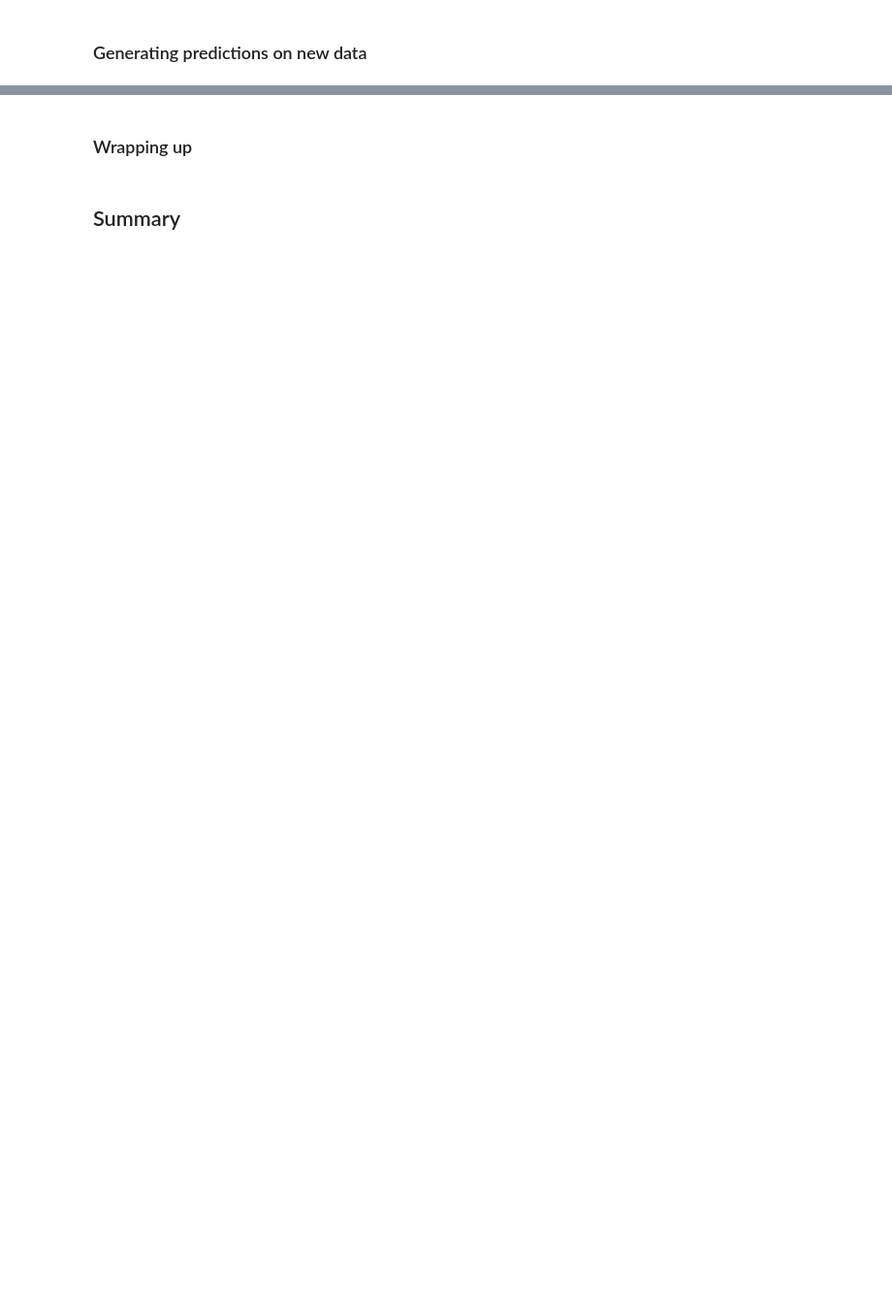
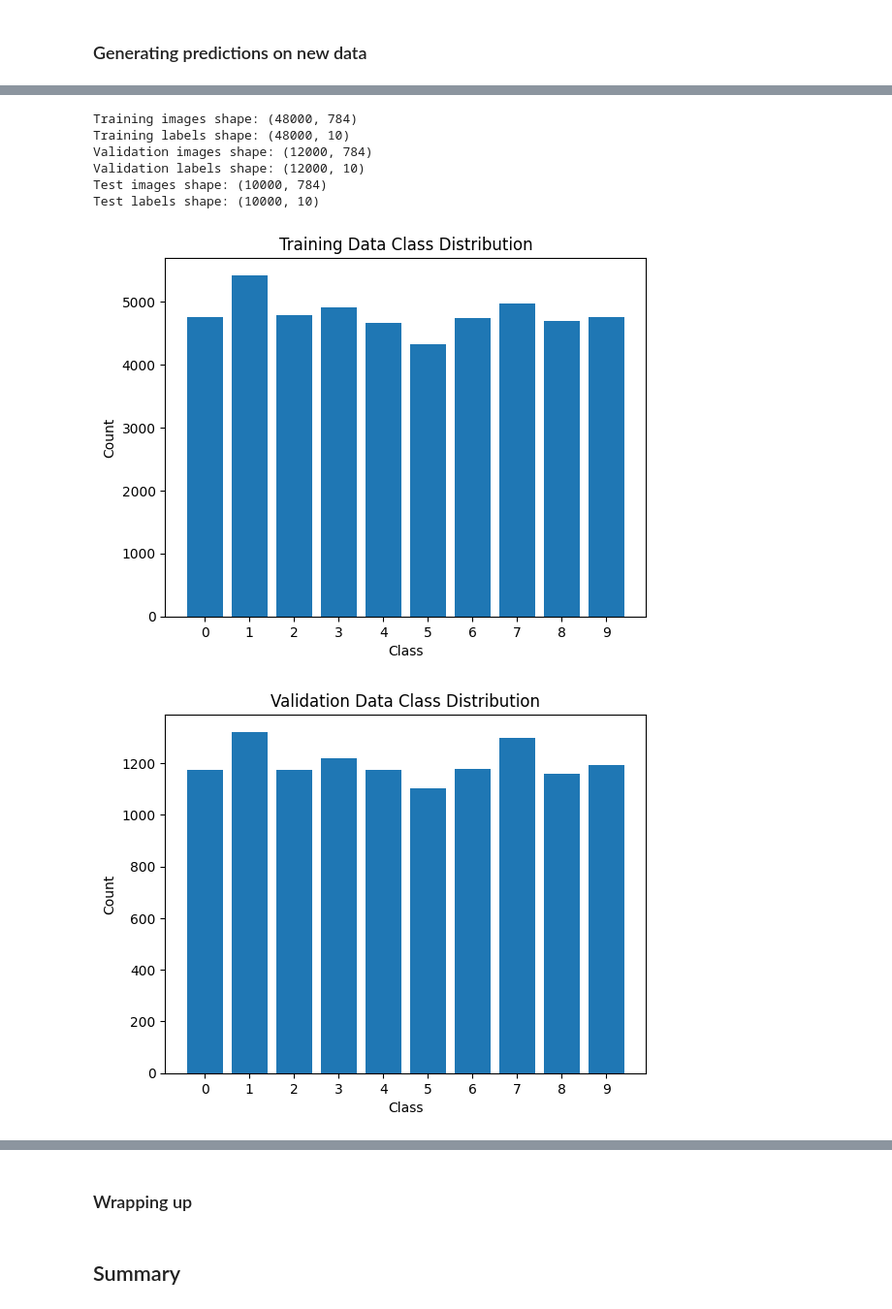
Before and after one commit to sheikh495/MachineLearning, a Jupyter notebook: M6_Book_Examples_fchollet_deep_learning.ipynb, the cells around one changed output, grey strips where cells are left out. Shown at 97% size. Saved outputs shown, nothing was run; the diff lists cells and outputs as text; code cells hidden in the pictures; blank space fills up the shorter version.

```diff
--- a/M6_Book_Examples_fchollet_deep_learning.ipynb
+++ b/M6_Book_Examples_fchollet_deep_learning.ipynb
@@ -667,0 +913,70 @@ array([7.7030783], dtype=float32)
+# %%
+import numpy as np
+from sklearn.model_selection import train_test_split
+from tensorflow.keras.datasets import mnist
+
+# Load MNIST dataset
+(train_images, train_labels), (test_images, test_labels) = mnist.load_data()
+
+# Preprocess the data
+train_images = train_images.reshape((60000, 28 * 28)).astype("float32") / 255
+test_images = test_images.reshape((10000, 28 * 28)).astype("float32") / 255
+
+# Convert labels to one-hot encoding
+train_labels = np.eye(10)[train_labels]
+test_labels = np.eye(10)[test_labels]
+
+# Split the original data into training, validation, and test datasets
+train_images, val_images, train_labels, val_labels = train_test_split(train_images, train_labels, test_size=0.2, random_state=42)
+
+# Print the shapes of the datasets
+print("Training images shape:", train_images.shape)
+print("Training labels shape:", train_labels.shape)
+print("Validation images shape:", val_images.shape)
+print("Validation labels shape:", val_labels.shape)
+print("Test images shape:", test_images.shape)
+print("Test labels shape:", test_labels.shape)
+# %% [output]
+Training images shape: (48000, 784)
+Training labels shape: (48000, 10)
+Validation images shape: (12000, 784)
+Validation labels shape: (12000, 10)
+Test images shape: (10000, 784)
+Test labels shape: (10000, 10)
+# %%
+import numpy as np
+import matplotlib.pyplot as plt
+from sklearn.model_selection import train_test_split
+from tensorflow.keras.datasets import mnist
+
+# Load MNIST dataset
+(train_images, train_labels), (test_images, test_labels) = mnist.load_data()
+
+# Preprocess the data
+train_images = train_images.reshape((60000, 28 * 28)).astype("float32") / 255
+test_images = test_images.reshape((10000, 28 * 28)).astype("float32") / 255
+
+# Convert labels to one-hot encoding
+train_labels = np.eye(10)[train_labels]
+test_labels = np.eye(10)[test_labels]
+
+# Split the original data into training, validation, and test datasets
+train_images, val_images, train_labels, val_labels = train_test_split(train_images, train_labels, test_size=0.2, random_state=42)
+
+# Function to plot class distribution
+def plot_class_distribution(labels, title):
+    unique_classes, class_counts = np.unique(labels.argmax(axis=1), return_counts=True)
+    plt.bar(unique_classes, class_counts)
+    plt.title(title)
+    plt.xlabel("Class")
+    plt.ylabel("Count")
+    plt.xticks(range(10))  # Assuming there are 10 classes (0 to 9)
+    plt.show()
+
+# Plot class distribution for training, validation, and test datasets
+plot_class_distribution(train_labels, "Training Data Class Distribution")
+plot_class_distribution(val_labels, "Validation Data Class Distribution")
+plot_class_distribution(test_labels, "Test Data Class Distribution")
+# %% [output]
+[figure, added]
+[figure, added]
```
Also changed, not shown: parts of 33 cells of this notebook.
